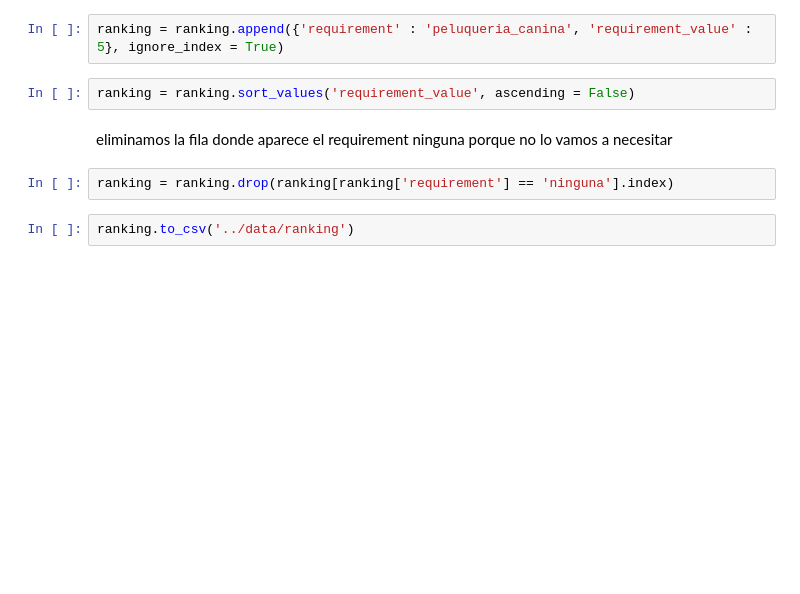
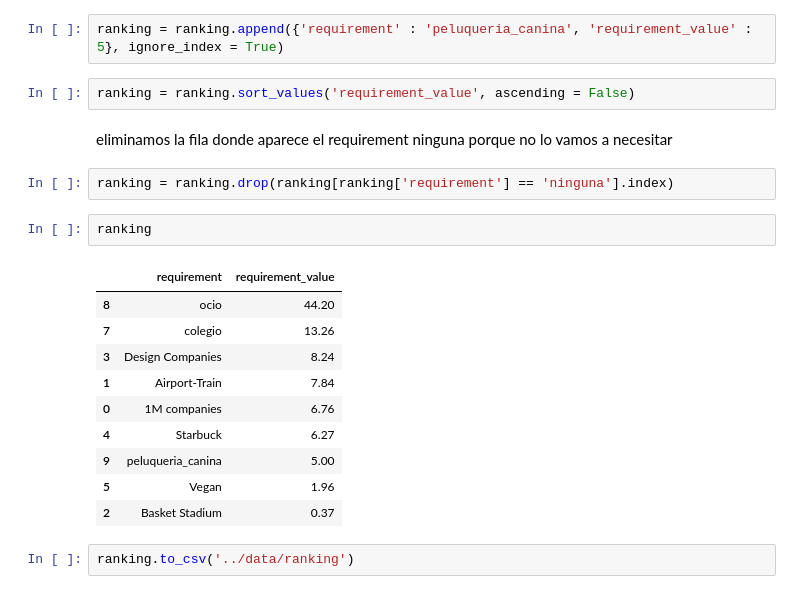
Before and after one commit to as-Solo/Proyecto_Ubicacion, a Jupyter notebook: notebooks/01_Priorizacion_peticiones.ipynb, the cells around one changed output. Cells and saved outputs as stored; diff of their text form; blank space fills up the shorter version.

```diff
--- a/notebooks/01_Priorizacion_peticiones.ipynb
+++ b/notebooks/01_Priorizacion_peticiones.ipynb
@@ -128,5 +128,18 @@ ranking = ranking.sort_values('requirement_value', ascending = False)
 eliminamos la fila donde aparece el requirement ninguna porque no lo vamos a necesitar
 # %%
 ranking = ranking.drop(ranking[ranking['requirement'] == 'ninguna'].index)
+# %%
+ranking
+# %% [output]
+|  | requirement | requirement_value |
+| 8 | ocio | 44.20 |
+| 7 | colegio | 13.26 |
+| 3 | Design Companies | 8.24 |
+| 1 | Airport-Train | 7.84 |
+| 0 | 1M companies | 6.76 |
+| 4 | Starbuck | 6.27 |
+| 9 | peluqueria_canina | 5.00 |
+| 5 | Vegan | 1.96 |
+| 2 | Basket Stadium | 0.37 |
 # %%
 ranking.to_csv('../data/ranking')
```
Also changed, not shown: 10 other files.
